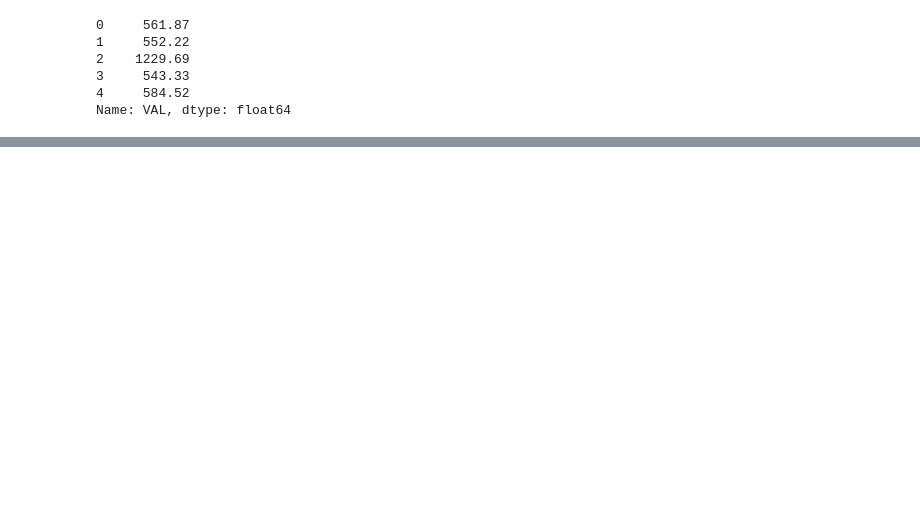
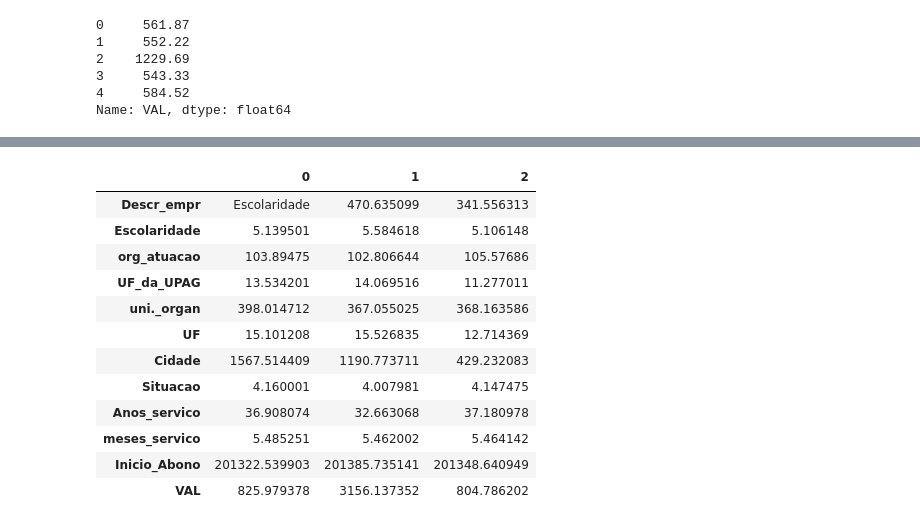
Before and after one commit to ghastcmd/data-science-project, a Jupyter notebook: Projeto.ipynb, the cells around one changed output, grey strips where cells are left out. Cells and saved outputs as stored; diff of their text form; code cells hidden in the pictures; blank space fills up the shorter version.

```diff
--- a/Projeto.ipynb
+++ b/Projeto.ipynb
@@ -303,0 +323,43 @@ df_abono.head()
+# %%
+MAX_CLUSTERS = 3
+
+model = KMeans(MAX_CLUSTERS).fit(df_abono[to_use_cols])
+# %%
+centroids = model.cluster_centers_
+
+classified_columns = ['Descr_empr', 'Escolaridade', 'org_atuacao', 'UF_da_UPAG', 'uni._organ', 'UF', 'Cidade', 'Situacao']
+
+class_mapping = {370: 'Escolaridade'}
+
+centroids_df = pd.DataFrame()
+for i, column in enumerate(to_use_cols):
+    column_of_centroids = []
+    for j in range(MAX_CLUSTERS):
+        column_of_centroids.append(centroids[j][i])
+
+    if column in classified_columns:
+        values = []
+        for val in column_of_centroids:
+            try:
+                values.append(class_mapping[int(val)])
+            except:
+                values.append(val)
+        centroids_df[column] = values
+    else:
+        centroids_df[column] = column_of_centroids
+
+centroids_df.head().T
+# %% [output]
+|  | 0 | 1 | 2 |
+| Descr_empr | Escolaridade | 470.635099 | 341.556313 |
+| Escolaridade | 5.139501 | 5.584618 | 5.106148 |
+| org_atuacao | 103.89475 | 102.806644 | 105.57686 |
+| UF_da_UPAG | 13.534201 | 14.069516 | 11.277011 |
+| uni._organ | 398.014712 | 367.055025 | 368.163586 |
+| UF | 15.101208 | 15.526835 | 12.714369 |
+| Cidade | 1567.514409 | 1190.773711 | 429.232083 |
+| Situacao | 4.160001 | 4.007981 | 4.147475 |
+| Anos_servico | 36.908074 | 32.663068 | 37.180978 |
+| meses_servico | 5.485251 | 5.462002 | 5.464142 |
+| Inicio_Abono | 201322.539903 | 201385.735141 | 201348.640949 |
+| VAL | 825.979378 | 3156.137352 | 804.786202 |
```
Also changed, not shown: parts of 11 cells of this notebook.
